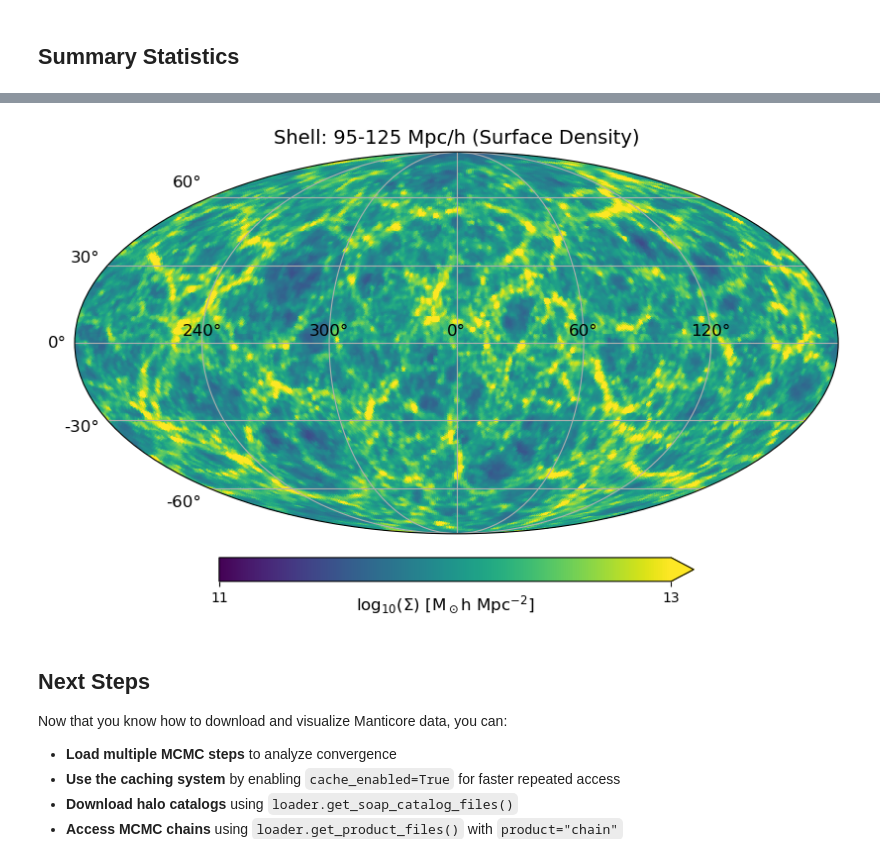
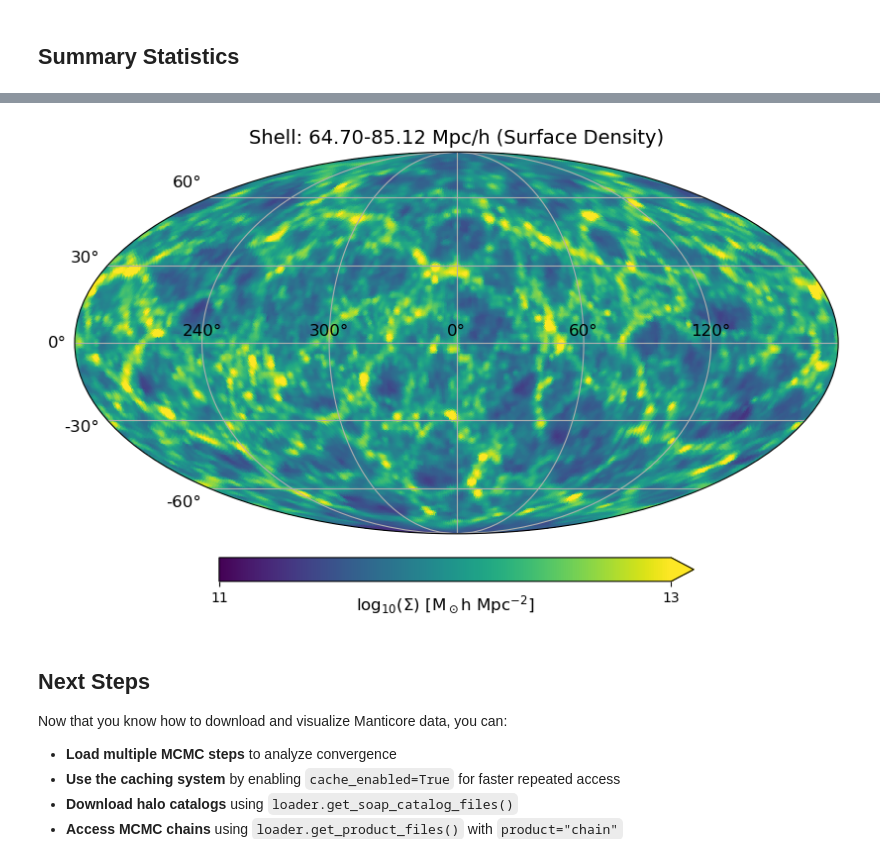
Before and after one commit to stuartmcalpine/manticore_public_scripts, a Jupyter notebook: manticore_data_tutorial.ipynb, the cells around one changed output, grey strips where cells are left out. Drawn from its saved outputs; the diff is of its cells as text; code cells hidden in the pictures.

Commit message:
Fix shell units

```diff
--- a/manticore_data_tutorial.ipynb
+++ b/manticore_data_tutorial.ipynb
@@ -341,36 +325,36 @@ def plot_shell(density, observer_pos, d1, d2, L=681, nside=128):
         # density is in M☉/h per cell, convert to volume density
         sampled = map_coordinates(density, coords, order=1,
                                    mode='constant', cval=0)
 
         # Convert from mass per cell to volume density and integrate
         # Volume density: M☉/h / (Mpc/h)³
         volume_density = sampled / (cell_size**3)
 
         # Integrate along line of sight: Σ = ∫ ρ dr
         surface_density += volume_density * dr
 
     # surface_density is now in M☉/h per (Mpc/h)²
     # Take log for visualization
     log_surface_density = np.log10(surface_density + 1e-10)
 
     # Plot
     hp.projview(log_surface_density,
-                title=f'Shell: {d1}-{d2} Mpc/h (Surface Density)',
+                title=f'Shell: {d1:.2f}-{d2:.2f} Mpc/h (Surface Density)',
                 unit=r'log$_{10}$(Σ) [M$_\odot$h Mpc$^{-2}$]',
                 cmap='viridis',
                 graticule=True,
                 graticule_labels=True,
                 coord="C",
                 phi_convention="clockwise",
                 rot=[0,0,0],
                 flip="geo",
                 min=11, max=13)
 
 # Example usage:
 observer = (128, 128, 128)  # Center of box
-plot_shell(density, observer, d1=95, d2=125, L=681, nside=128)
+plot_shell(density, observer, d1=95*0.681, d2=125*0.681, L=681, nside=128)
 # %% [output]
-[figure, old version]
+[figure, new version]
 # %% [markdown]
 ## Next Steps
 
```
Also changed, not shown: parts of 4 cells of this notebook.
